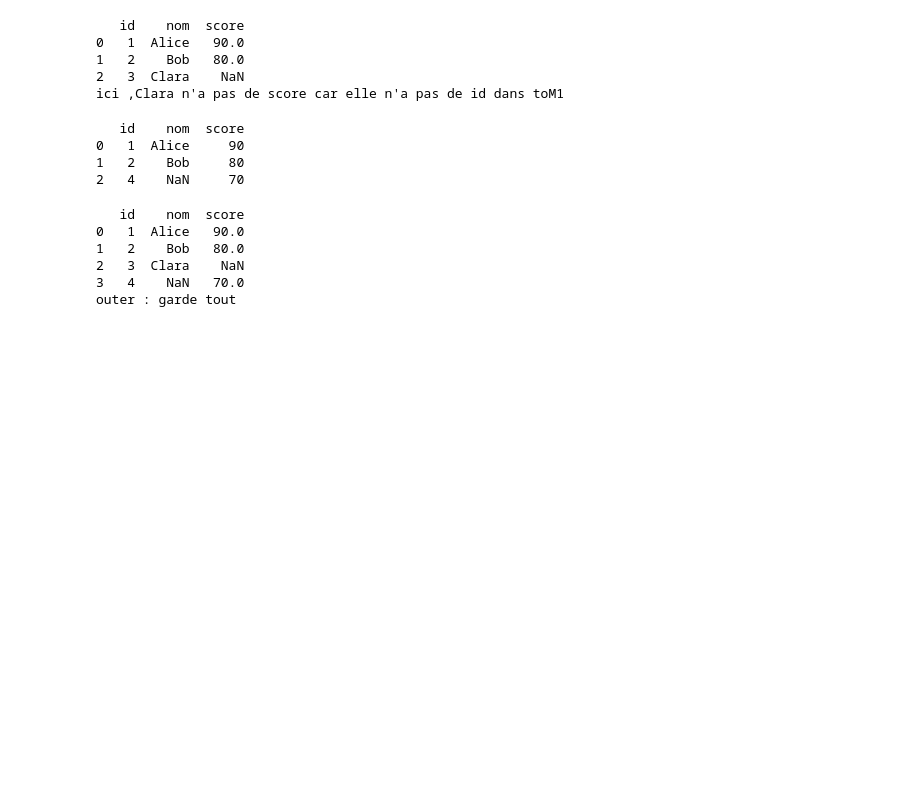
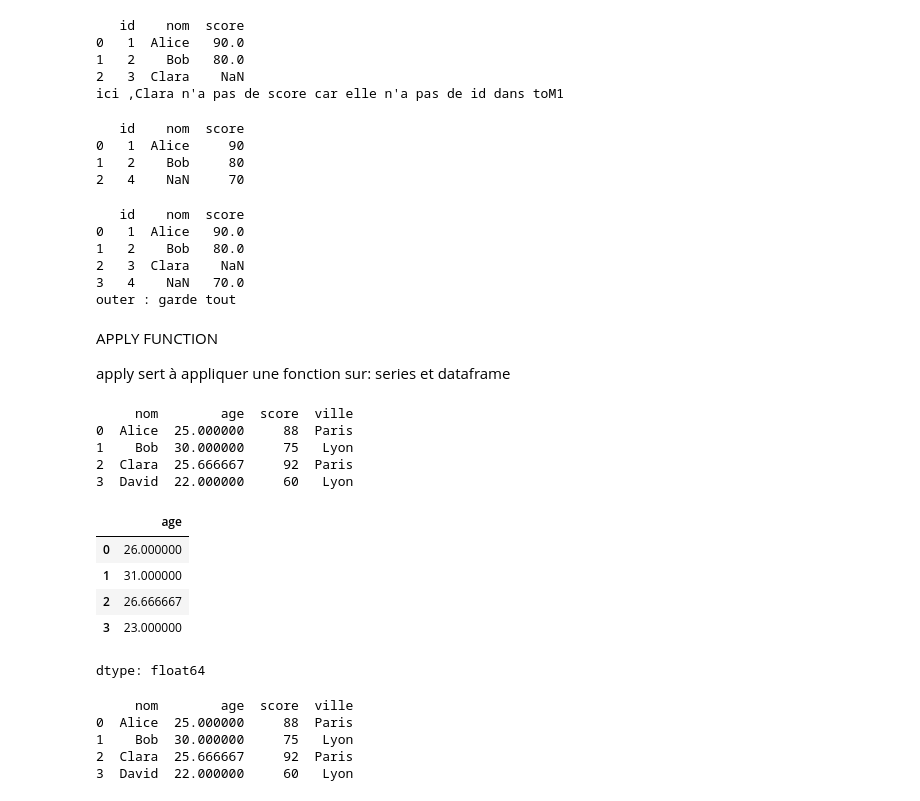
Before and after one commit to harifaly/Python_for_data_science, a Jupyter notebook: __pandas__.ipynb, the cells around one changed output. Cells and saved outputs as stored; diff of their text form; code cells hidden in the pictures; blank space fills up the shorter version.

```diff
--- a/__pandas__.ipynb
+++ b/__pandas__.ipynb
@@ -321,3 +321,26 @@ print("outer : garde tout")
 2   3  Clara    NaN
 3   4    NaN   70.0
 outer : garde tout
+# %% [markdown]
+APPLY FUNCTION
+
+apply sert à appliquer une fonction sur: series et dataframe
+# %%
+print(df)
+# note : age de clara est a l'origine Nan et on a remplace ca par la moyenne
+# %% [output]
+     nom        age  score  ville
+0  Alice  25.000000     88  Paris
+1    Bob  30.000000     75   Lyon
+2  Clara  25.666667     92  Paris
+3  David  22.000000     60   Lyon
+# %%
+# exemple : ajouter 1 a chaque age de notre premiere dataframe (cols : age)
+df['age'].apply(lambda x: x + 1)
+# %% [output]
+|  | age |
+| 0 | 26.000000 |
+| 1 | 31.000000 |
+| 2 | 26.666667 |
+| 3 | 23.000000 |
+dtype: float64
@@ -323,0 +350,8 @@ outer : garde tout
+# %%
+print(df)
+# %% [output]
+     nom        age  score  ville
+0  Alice  25.000000     88  Paris
+1    Bob  30.000000     75   Lyon
+2  Clara  25.666667     92  Paris
+3  David  22.000000     60   Lyon
```
Also changed, not shown: parts of 1 cell of this notebook.
